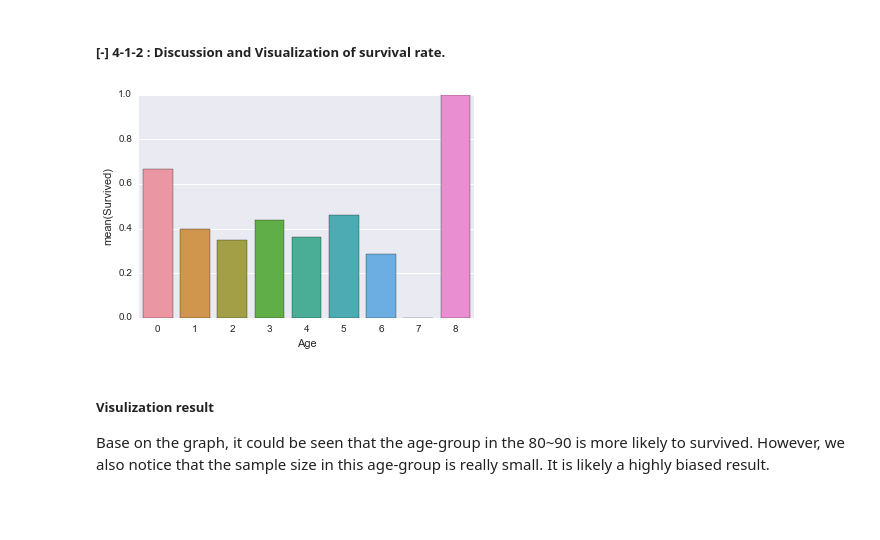
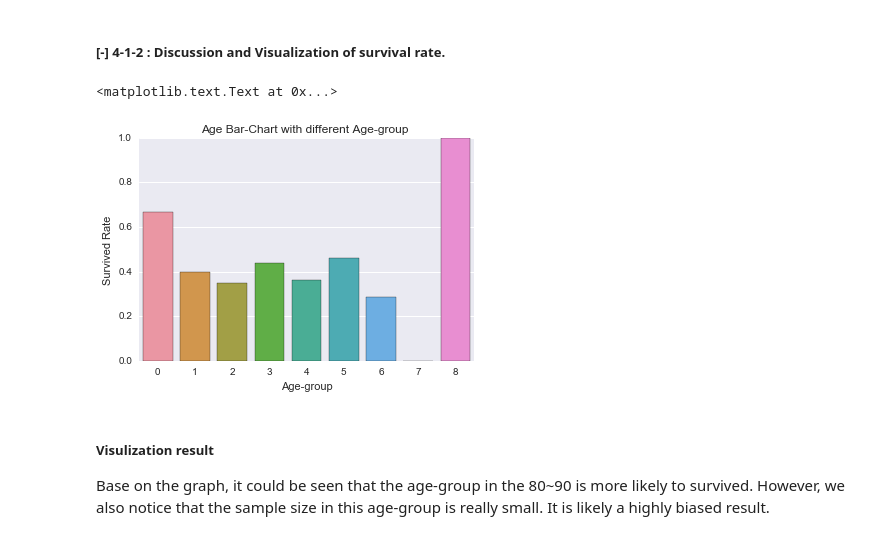
Before and after one commit to KentChun33333/machine-learning, a Jupyter notebook: DataAnalyst/P2/Data_Investigation_Titanic _Kent.ipynb, the cells around one changed output. Drawn from its saved outputs; the diff is of its cells as text; code cells hidden in the pictures; blank space fills up the shorter version.

```diff
--- a/DataAnalyst/P2/Data_Investigation_Titanic _Kent.ipynb
+++ b/DataAnalyst/P2/Data_Investigation_Titanic _Kent.ipynb
@@ -303,11 +309,16 @@ P-value : [0.00055] for Age vs Survived
 - We could reject the null hypothesis.
 # %% [markdown]
 ##### [-] 4-1-2 : Discussion and Visualization of survival rate.
-# %%
-# Visaulization
-visualize_survival_rate(df_feature2,'Age' )
-# %% [output]
-[figure, removed]
+# %%
+# Visaulization
+visualize_survival_rate(df_feature2,'Age' )
+
+plt.xlabel('Age-group')
+plt.ylabel('Survived Rate')
+plt.title('Age Bar-Chart with different Age-group ')
+# %% [output]
+<matplotlib.text.Text at 0x...>
+[figure, added]
 # %% [markdown]
 ##### Visulization result
 Base on the graph, it could be seen that the age-group in the 80~90 is more likely to survived. However, we also notice that the sample size in this age-group is really small. It is likely a highly biased result.
```
Also changed, not shown: parts of 5 cells of this notebook, 3 other files.
